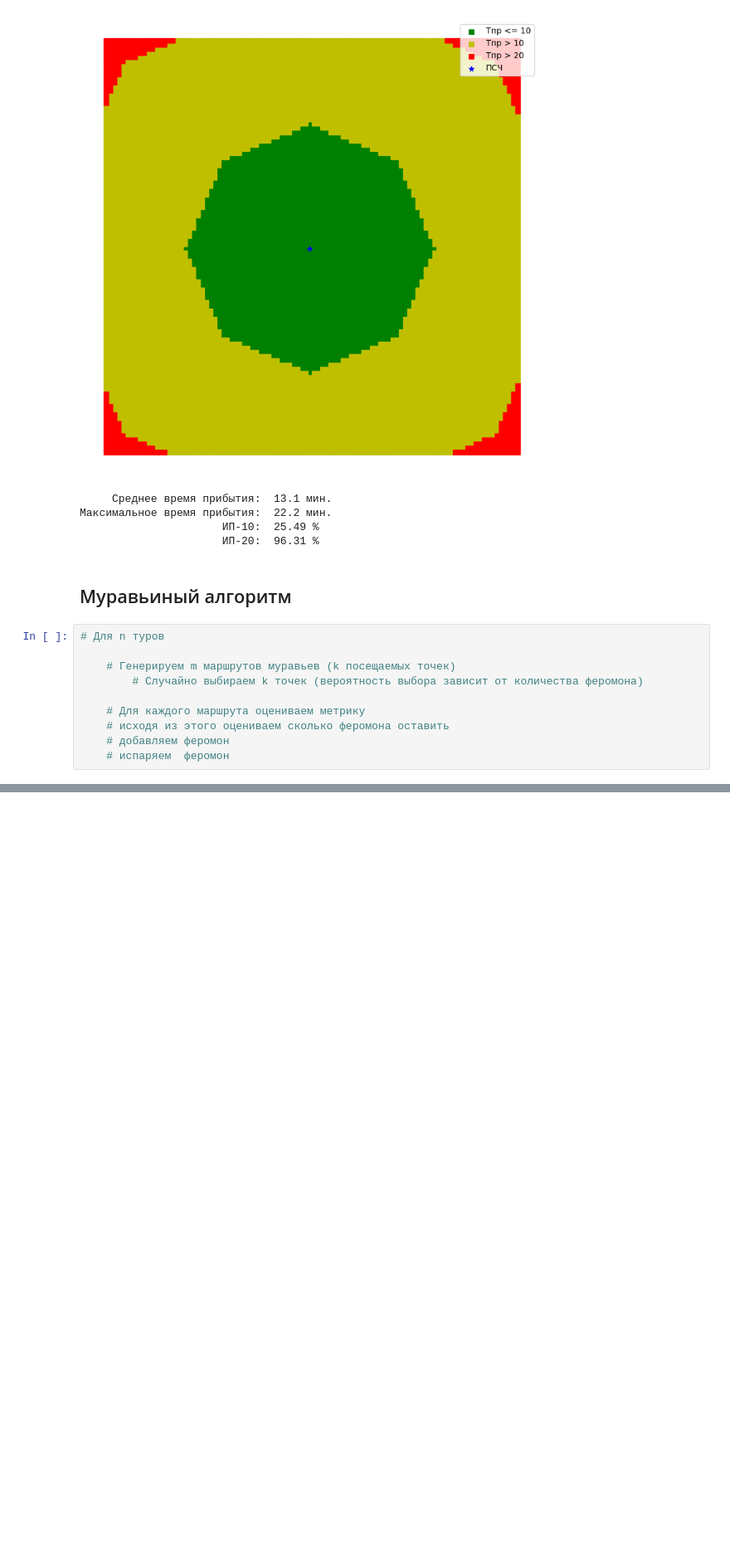
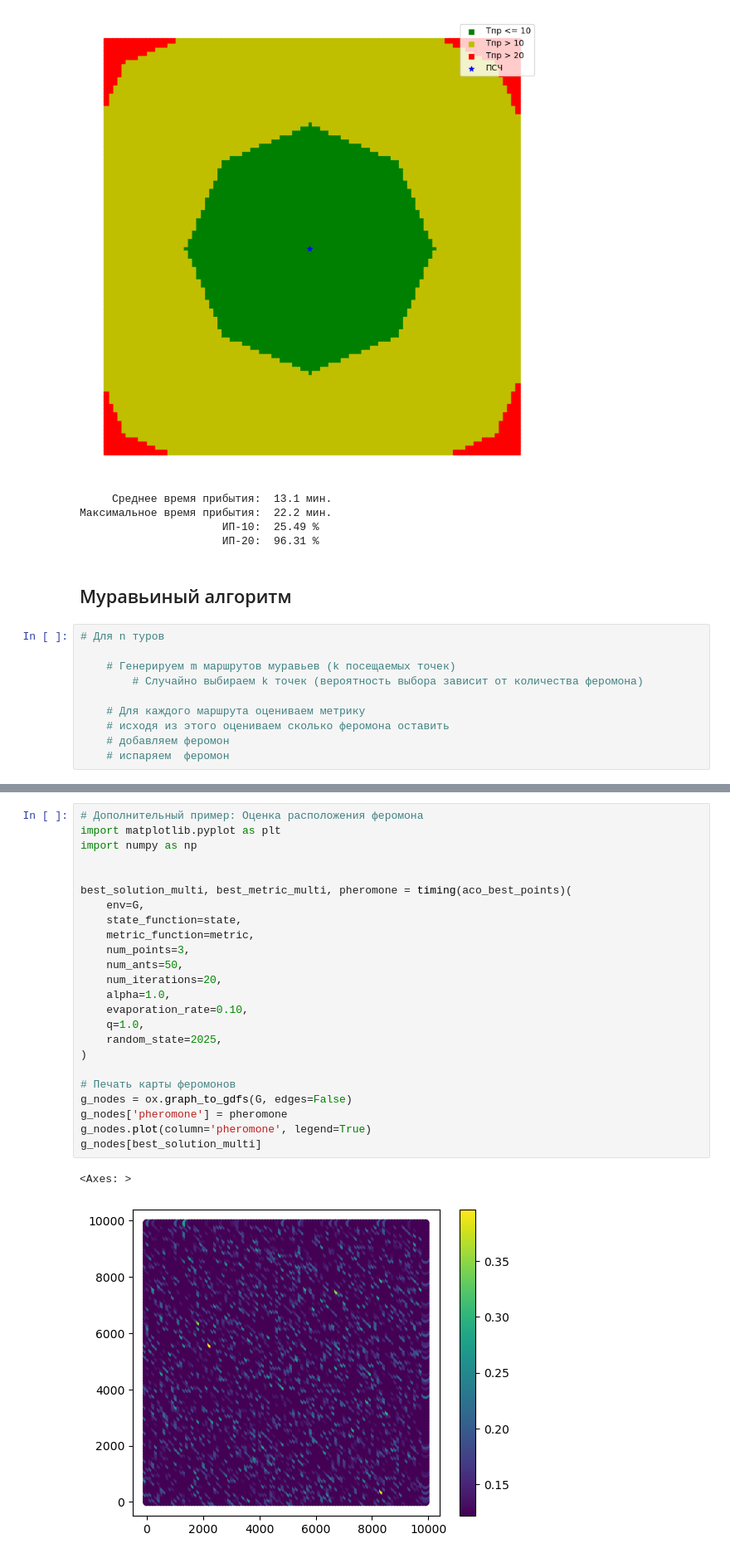
Before and after one commit to Obsidian-pb/genesis, a Jupyter notebook: work/genesis/aco.ipynb, the cells around one changed output, grey strips where cells are left out. Shown at 83% size. Saved outputs shown, nothing was run; the diff lists cells and outputs as text; blank space fills up the shorter version.

```diff
--- a/work/genesis/aco.ipynb
+++ b/work/genesis/aco.ipynb
@@ -240,0 +252,27 @@ print_results(g_nodes, psch, figsize=(10,10))
+# %%
+# Дополнительный пример: Оценка расположения феромона
+import matplotlib.pyplot as plt
+import numpy as np
+
+
+best_solution_multi, best_metric_multi, pheromone = timing(aco_best_points)(
+    env=G,
+    state_function=state,
+    metric_function=metric,
+    num_points=3,
+    num_ants=50,
+    num_iterations=20,
+    alpha=1.0,
+    evaporation_rate=0.10,
+    q=1.0,
+    random_state=2025,
+)
+
+# Печать карты феромонов
+g_nodes = ox.graph_to_gdfs(G, edges=False)
+g_nodes['pheromone'] = pheromone
+g_nodes.plot(column='pheromone', legend=True)
+g_nodes[best_solution_multi]
+# %% [output]
+<Axes: >
+[figure, added]
```
Also changed, not shown: parts of 10 cells of this notebook, 2 other files.
